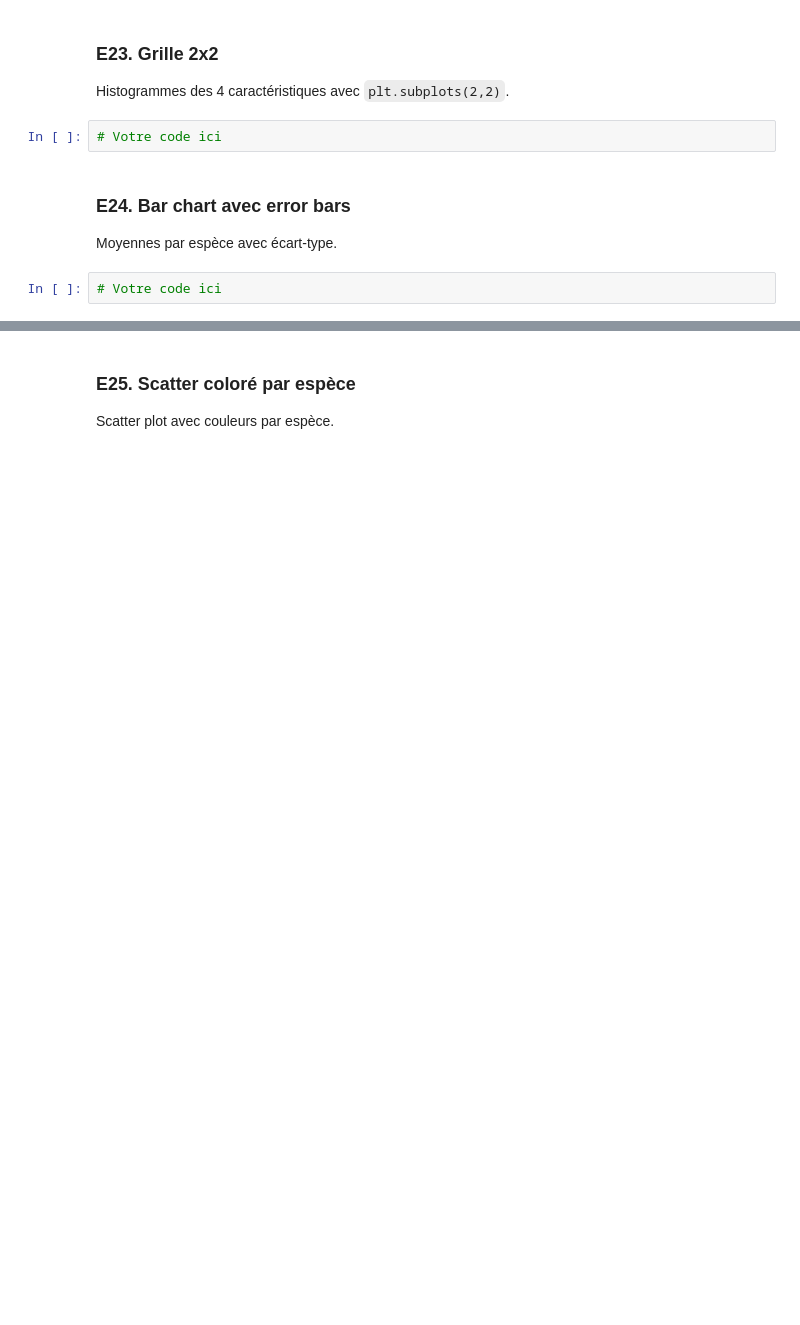
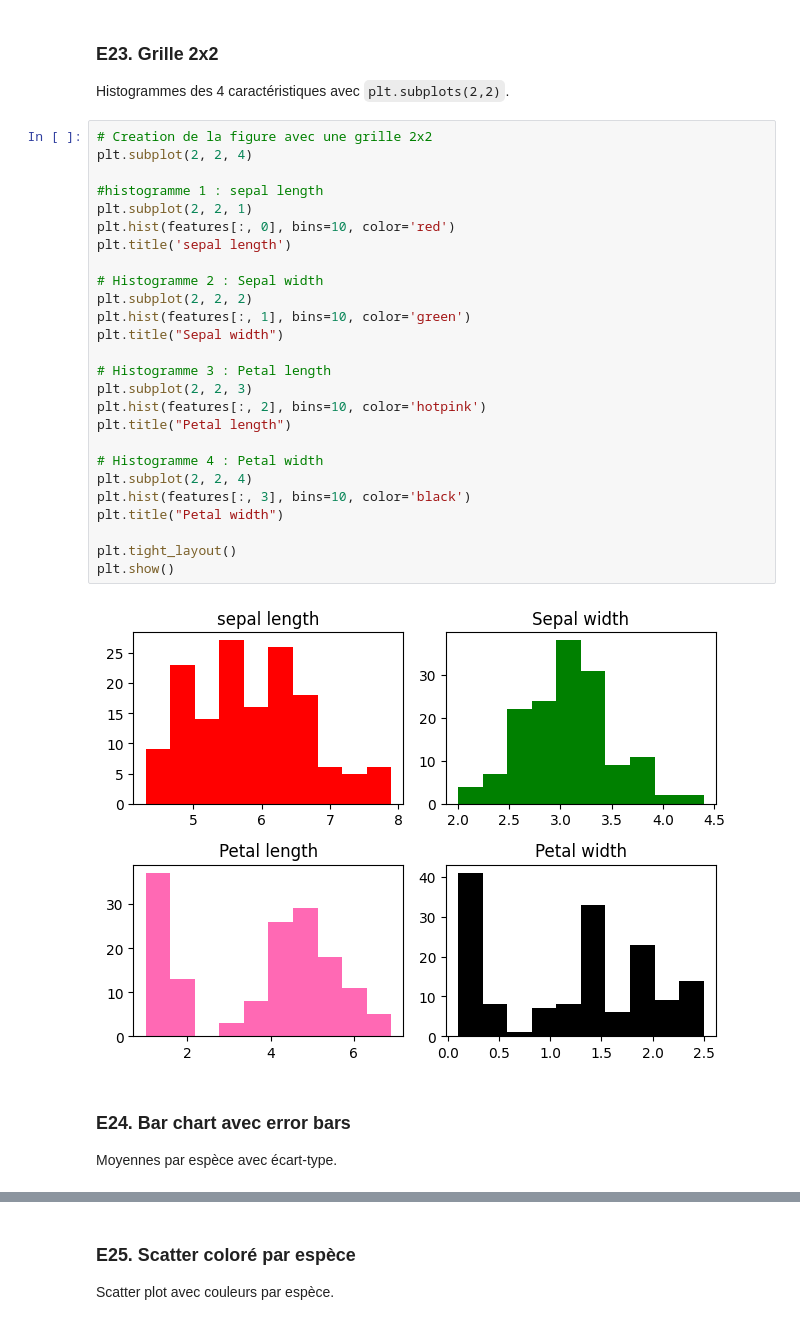
Before and after one commit to USMS-FPK-IA-GI-2025/controle-01-numpy-and-matplotlib-iris-Nini01Fz, a Jupyter notebook: notebooks/controle_numpy_matplotlib.ipynb, the cells around one changed output, grey strips where cells are left out. Cells and saved outputs as stored; diff of their text form; blank space fills up the shorter version.

```diff
--- a/notebooks/controle_numpy_matplotlib.ipynb
+++ b/notebooks/controle_numpy_matplotlib.ipynb
@@ -351,10 +375,34 @@ Deux scatter plots côte à côte : Setosa vs Versicolor.
 # %% [markdown]
 ### E23. Grille 2x2
 Histogrammes des 4 caractéristiques avec `plt.subplots(2,2)`.
-# %%
-# Votre code ici
+# %%
+# Creation de la figure avec une grille 2x2
+plt.subplot(2, 2, 4)
+
+#histogramme 1 : sepal length
+plt.subplot(2, 2, 1)
+plt.hist(features[:, 0], bins=10, color='red')
+plt.title('sepal length')
+
+# Histogramme 2 : Sepal width
+plt.subplot(2, 2, 2)
+plt.hist(features[:, 1], bins=10, color='green')
+plt.title("Sepal width")
+
+# Histogramme 3 : Petal length
+plt.subplot(2, 2, 3)
+plt.hist(features[:, 2], bins=10, color='hotpink')
+plt.title("Petal length")
+
+# Histogramme 4 : Petal width
+plt.subplot(2, 2, 4)
+plt.hist(features[:, 3], bins=10, color='black')
+plt.title("Petal width")
+
+plt.tight_layout()
+plt.show()
+# %% [output]
+[figure, added]
 # %% [markdown]
 ### E24. Bar chart avec error bars
 Moyennes par espèce avec écart-type.
-# %%
-# Votre code ici
```
Also changed, not shown: parts of 8 cells of this notebook.
